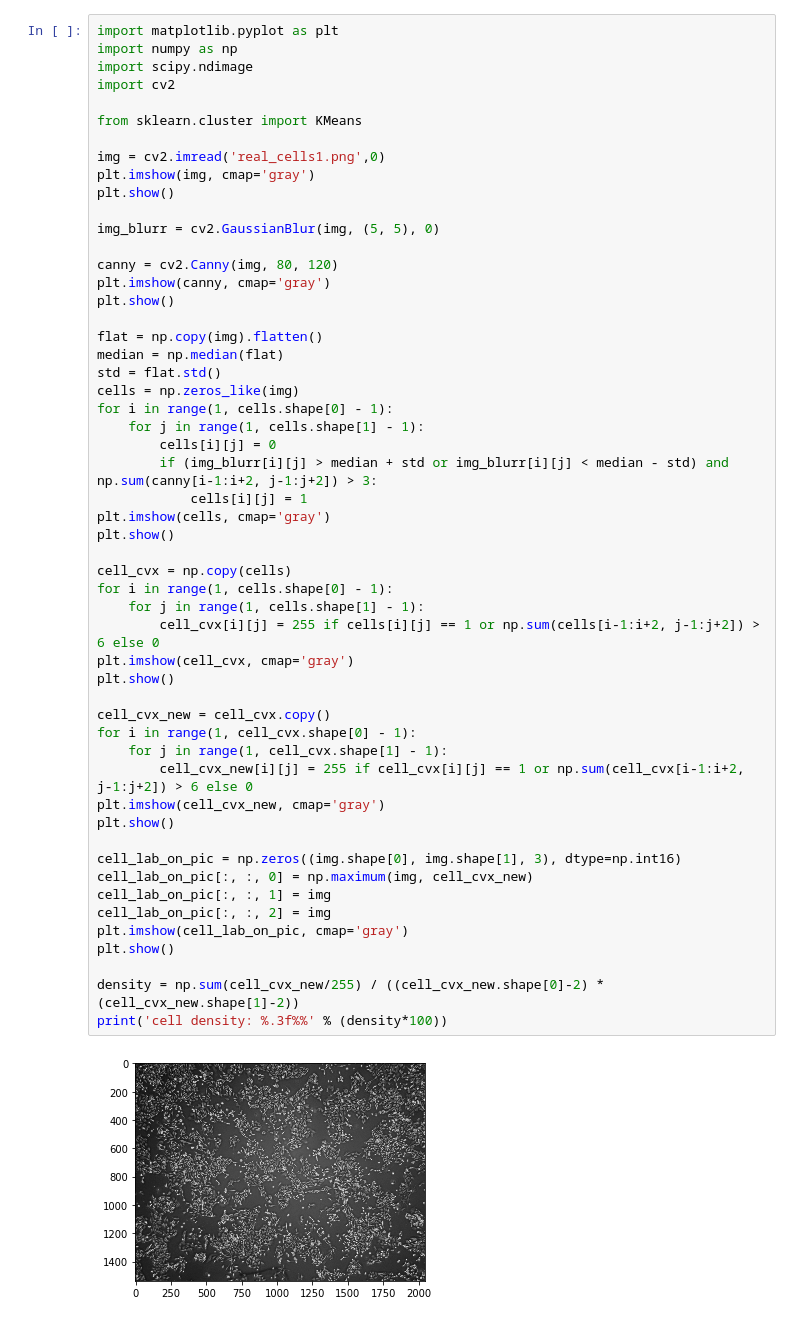
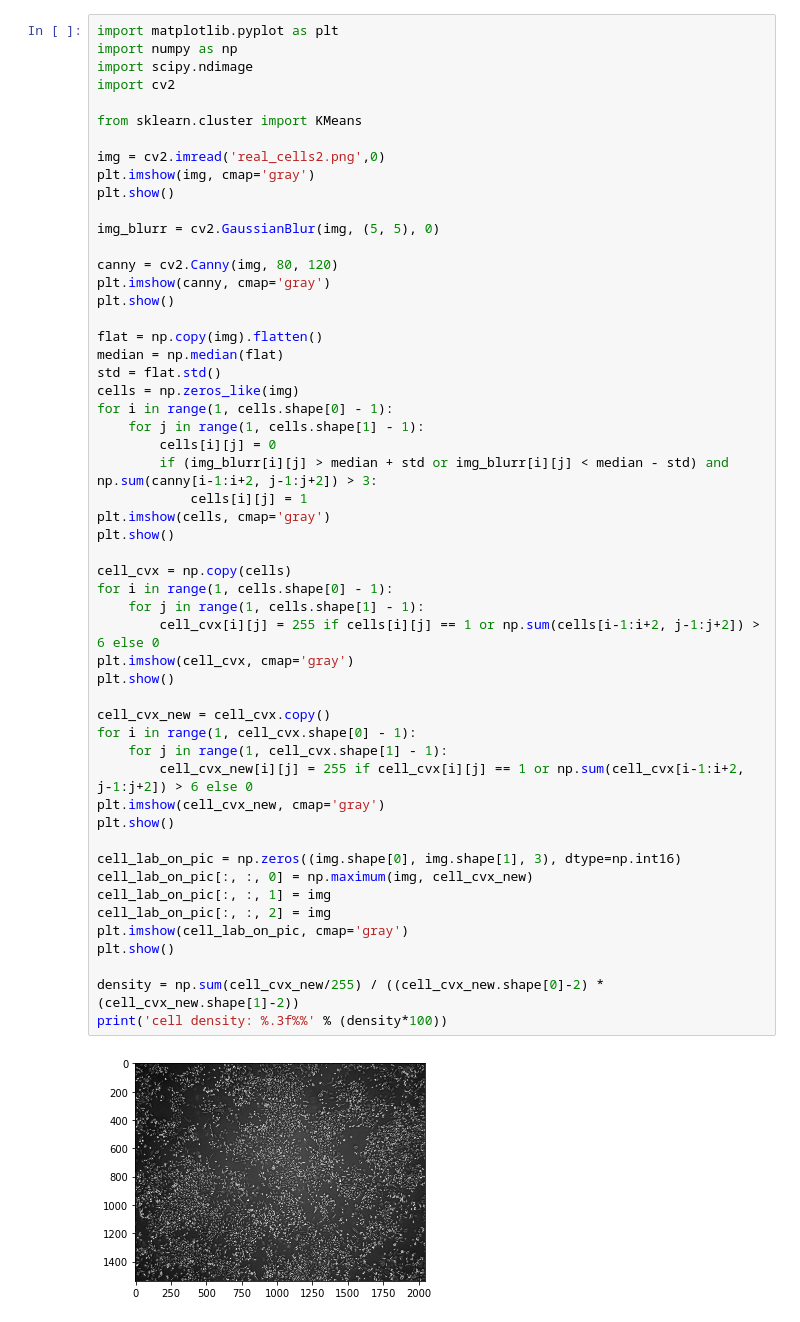
Before and after one commit to ecdeng/incuvision, a Jupyter notebook: proto/image_analysis/Cell_Count_Edge_Convexity.ipynb, the cells around one changed output. Saved outputs shown, nothing was run; the diff lists cells and outputs as text.

```diff
--- a/proto/image_analysis/Cell_Count_Edge_Convexity.ipynb
+++ b/proto/image_analysis/Cell_Count_Edge_Convexity.ipynb
@@ -6,7 +6,7 @@ import cv2
 
 from sklearn.cluster import KMeans
 
-img = cv2.imread('real_cells1.png',0)
+img = cv2.imread('real_cells2.png',0)
 plt.imshow(img, cmap='gray')
 plt.show()
 
@@ -25,31 +25,31 @@ for i in range(1, cells.shape[0] - 1):
         cells[i][j] = 0
         if (img_blurr[i][j] > median + std or img_blurr[i][j] < median - std) and np.sum(canny[i-1:i+2, j-1:j+2]) > 3:
             cells[i][j] = 1
 plt.imshow(cells, cmap='gray')
 plt.show()
 
 cell_cvx = np.copy(cells)
 for i in range(1, cells.shape[0] - 1):
     for j in range(1, cells.shape[1] - 1):
         cell_cvx[i][j] = 255 if cells[i][j] == 1 or np.sum(cells[i-1:i+2, j-1:j+2]) > 6 else 0
 plt.imshow(cell_cvx, cmap='gray')
 plt.show()
 
 cell_cvx_new = cell_cvx.copy()
 for i in range(1, cell_cvx.shape[0] - 1):
     for j in range(1, cell_cvx.shape[1] - 1):
         cell_cvx_new[i][j] = 255 if cell_cvx[i][j] == 1 or np.sum(cell_cvx[i-1:i+2, j-1:j+2]) > 6 else 0
 plt.imshow(cell_cvx_new, cmap='gray')
 plt.show()
 
 cell_lab_on_pic = np.zeros((img.shape[0], img.shape[1], 3), dtype=np.int16)
 cell_lab_on_pic[:, :, 0] = np.maximum(img, cell_cvx_new)
 cell_lab_on_pic[:, :, 1] = img
 cell_lab_on_pic[:, :, 2] = img
 plt.imshow(cell_lab_on_pic, cmap='gray')
 plt.show()
 
 density = np.sum(cell_cvx_new/255) / ((cell_cvx_new.shape[0]-2) * (cell_cvx_new.shape[1]-2))
 print('cell density: %.3f%%' % (density*100))
 # %% [output]
-[figure, old version]
+[figure, new version]
```
Also changed, not shown: parts of 1 cell of this notebook, 2 other files.
